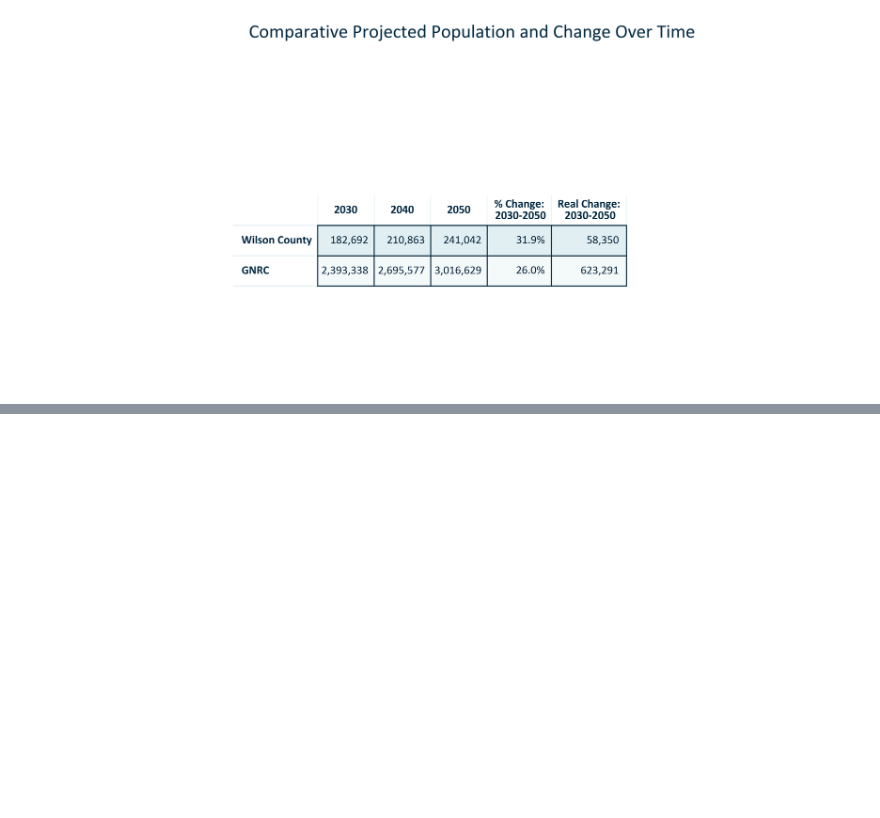
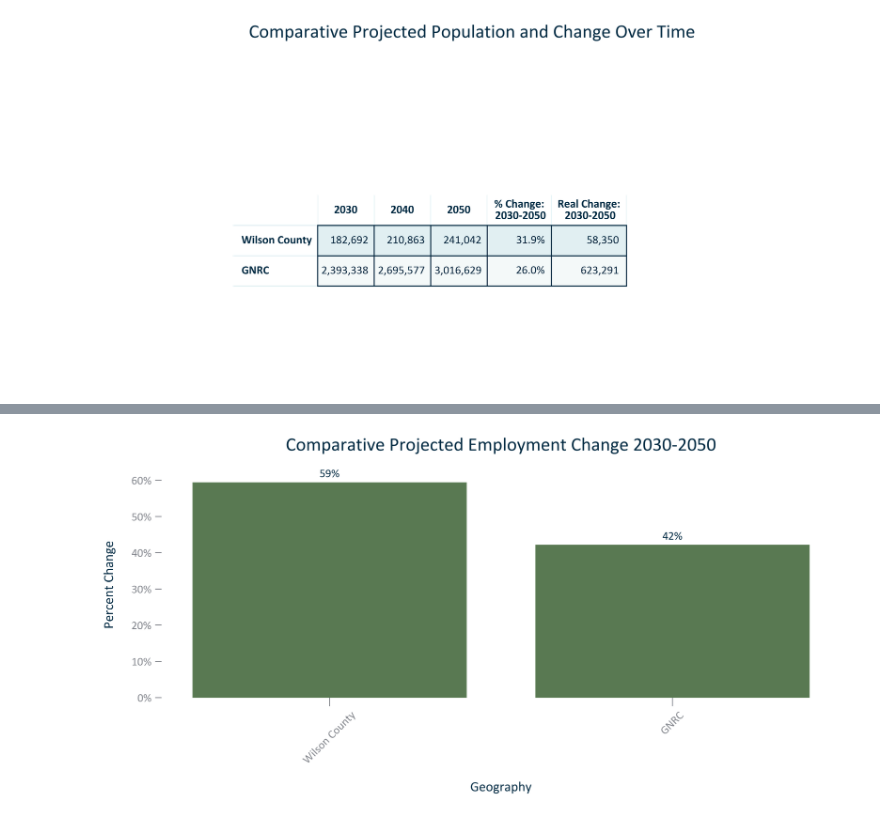
Before and after one commit to Greater-Nashville-Regional-Council/Comprehensive-Plan-Wilson-County, a Jupyter notebook: Technical Document Figure Generation/Woods and Poole.ipynb, the cells around one changed output, grey strips where cells are left out. Cells and saved outputs as stored; diff of their text form; code cells hidden in the pictures; blank space fills up the shorter version.

```diff
--- a/Technical Document Figure Generation/Woods and Poole.ipynb
+++ b/Technical Document Figure Generation/Woods and Poole.ipynb
@@ -335,0 +483,34 @@ plt.close();
+# %%
+title = 'Comparative Projected Employment Change 2030-2050'
+#set up temporary dataframe
+df_temp = projectedemp.loc[projectedemp['Time Frame'] == '2030-2050'].sort_values(by = 'NAME').set_index('NAME')
+newcols = list(df_temp.index)
+#newcols.remove(unincorporated)
+newcols.remove(county)
+newcols.remove(region)
+newcols = [region] + newcols
+newcols = [county] + newcols
+#newcols = [unincorporated] + newcols
+df_temp = df_temp.reindex(newcols).reset_index(drop = False)
+x = df_temp['NAME']
+y = df_temp['Employment % Change']
+xlabel = 'Geography'
+ylabel = 'Percent Change'
+#initiate figure and set parameters
+fig, ax = plt.subplots()
+bar_color = [C2 if i != unincorporated else C1 for i in x]
+ax.bar(x, y, color = bar_color)
+ax.set(title = title, xlabel = xlabel, ylabel = ylabel) #set the title and axes labels
+ax.yaxis.set_major_formatter(ticker.StrMethodFormatter(percentnodecimalformat)) #y axis formatting
+ax.tick_params(axis = 'x', which = 'major', rotation = 45)
+#data labels
+singledatalabels(0, 5, "{:,.0f}%", n = 1, start_idx = 0)
+#display and save
+fig.savefig('../Figures/EMP_bar_geocomparative_projectedemploymentchange_overtime.svg', bbox_inches='tight')
+fig.savefig('../Figures/EMP_bar_geocomparative_projectedemploymentchange_overtime.png', bbox_inches='tight')
+with open('../Figures/EMP_bar_geocomparative_projectedemploymentchange_overtime.txt', 'w') as text_file:
+    text_file.write('Citation: Woods and Poole Population Projections')
+plt.show()
+plt.close();
+# %% [output]
+[figure, added]
```
Also changed, not shown: parts of 13 cells of this notebook, 1 other file.
